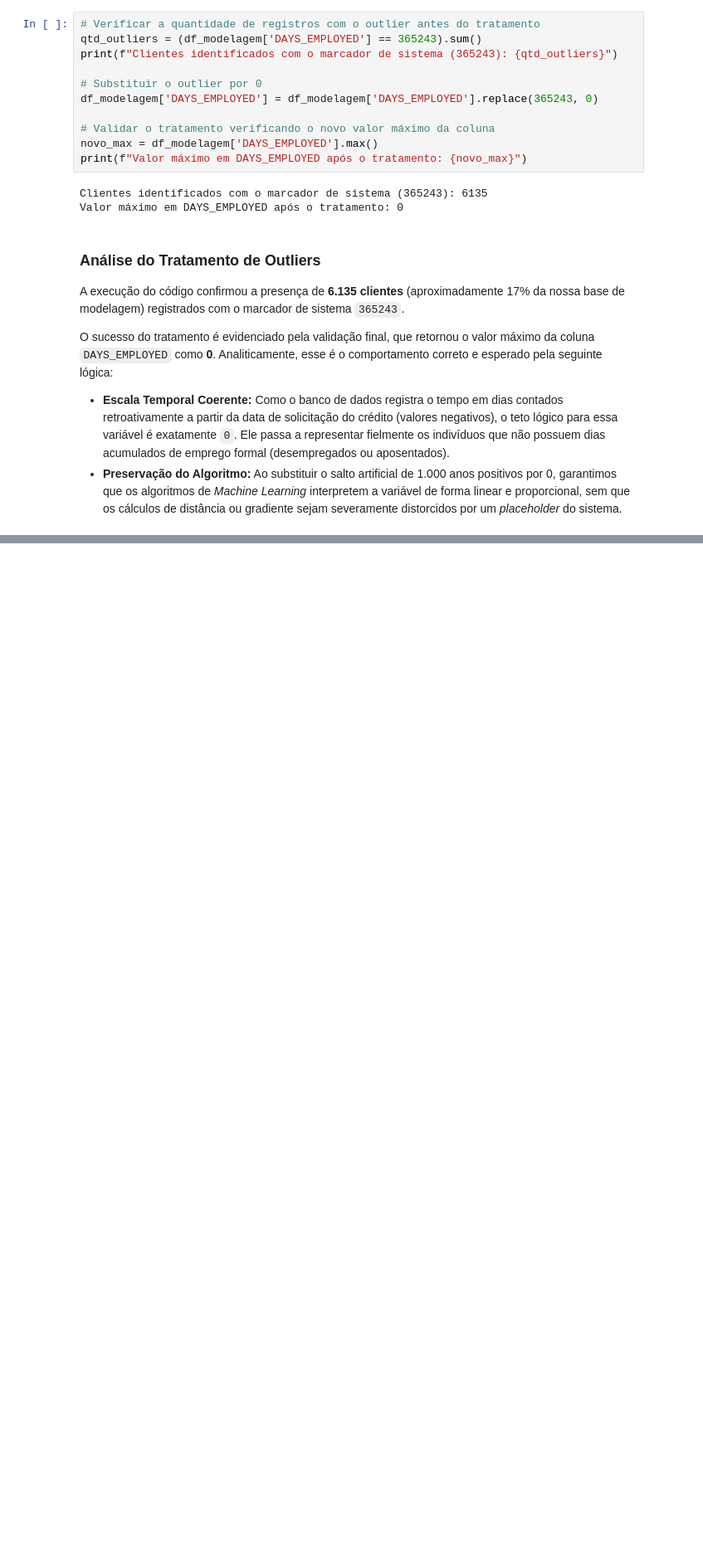
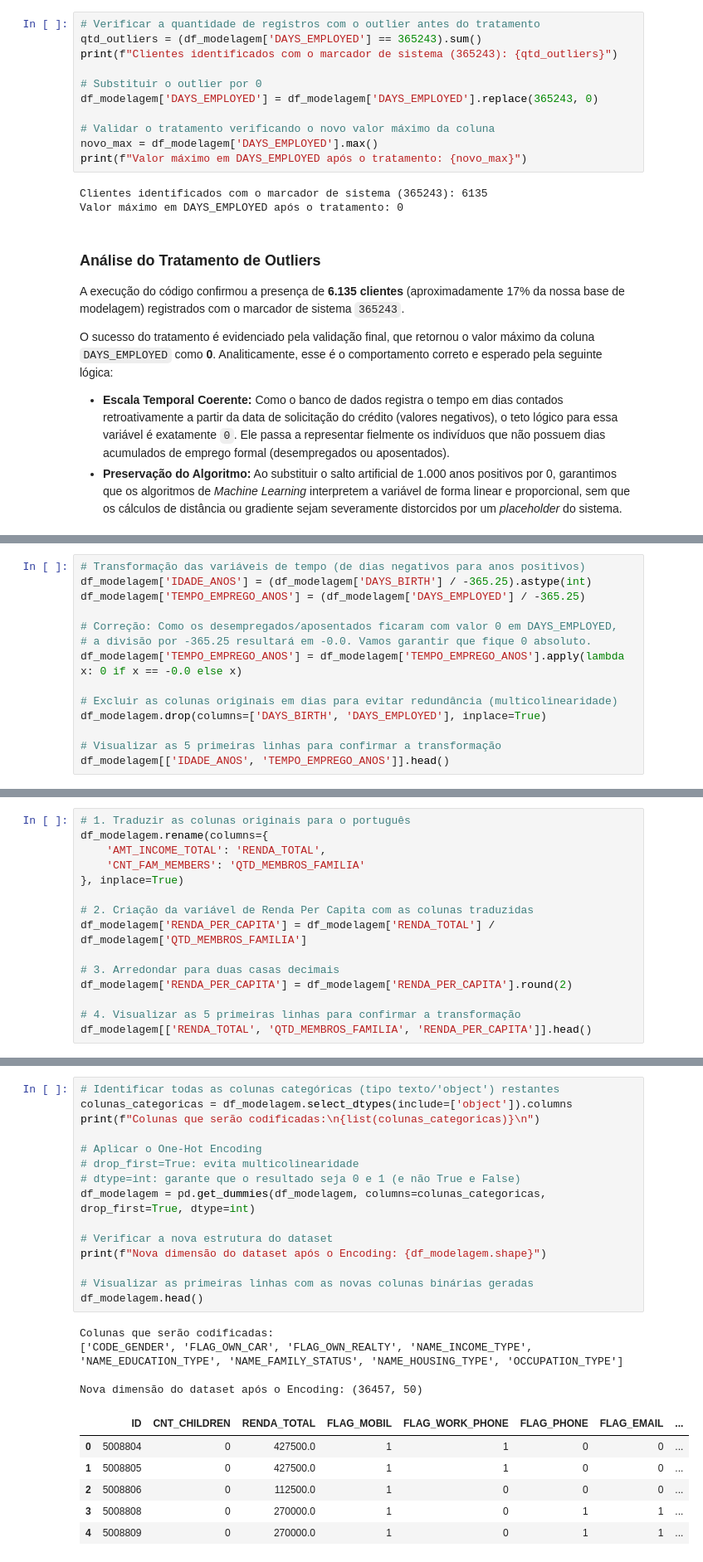
Before and after one commit to fagnermacedo/tech-challenge-fase2, a Jupyter notebook: notebooks/02_preprocessamento.ipynb, the cells around one changed output, grey strips where cells are left out. Shown at 83% size. Cells and saved outputs as stored; diff of their text form; blank space fills up the shorter version.

Commit message:
Normalização dos dados e criação/savar o dataset tratado

```diff
--- a/notebooks/02_preprocessamento.ipynb
+++ b/notebooks/02_preprocessamento.ipynb
@@ -156,0 +155,14 @@ Aplique preferencialmente dentro de um `Pipeline` no notebook 03 — ajustar o s
+# %%
+# Transformação das variáveis de tempo (de dias negativos para anos positivos)
+df_modelagem['IDADE_ANOS'] = (df_modelagem['DAYS_BIRTH'] / -365.25).astype(int)
+df_modelagem['TEMPO_EMPREGO_ANOS'] = (df_modelagem['DAYS_EMPLOYED'] / -365.25)
+
+# Correção: Como os desempregados/aposentados ficaram com valor 0 em DAYS_EMPLOYED,
+# a divisão por -365.25 resultará em -0.0. Vamos garantir que fique 0 absoluto.
+df_modelagem['TEMPO_EMPREGO_ANOS'] = df_modelagem['TEMPO_EMPREGO_ANOS'].apply(lambda x: 0 if x == -0.0 else x)
+
+# Excluir as colunas originais em dias para evitar redundância (multicolinearidade)
+df_modelagem.drop(columns=['DAYS_BIRTH', 'DAYS_EMPLOYED'], inplace=True)
+
+# Visualizar as 5 primeiras linhas para confirmar a transformação
+df_modelagem[['IDADE_ANOS', 'TEMPO_EMPREGO_ANOS']].head()
@@ -156,0 +184,15 @@ Aplique preferencialmente dentro de um `Pipeline` no notebook 03 — ajustar o s
+# %%
+# 1. Traduzir as colunas originais para o português
+df_modelagem.rename(columns={
+    'AMT_INCOME_TOTAL': 'RENDA_TOTAL',
+    'CNT_FAM_MEMBERS': 'QTD_MEMBROS_FAMILIA'
+}, inplace=True)
+
+# 2. Criação da variável de Renda Per Capita com as colunas traduzidas
+df_modelagem['RENDA_PER_CAPITA'] = df_modelagem['RENDA_TOTAL'] / df_modelagem['QTD_MEMBROS_FAMILIA']
+
+# 3. Arredondar para duas casas decimais
+df_modelagem['RENDA_PER_CAPITA'] = df_modelagem['RENDA_PER_CAPITA'].round(2)
+
+# 4. Visualizar as 5 primeiras linhas para confirmar a transformação
+df_modelagem[['RENDA_TOTAL', 'QTD_MEMBROS_FAMILIA', 'RENDA_PER_CAPITA']].head()
@@ -156,0 +220,26 @@ Aplique preferencialmente dentro de um `Pipeline` no notebook 03 — ajustar o s
+# %%
+# Identificar todas as colunas categóricas (tipo texto/'object') restantes
+colunas_categoricas = df_modelagem.select_dtypes(include=['object']).columns
+print(f"Colunas que serão codificadas:\n{list(colunas_categoricas)}\n")
+
+# Aplicar o One-Hot Encoding
+# drop_first=True: evita multicolinearidade
+# dtype=int: garante que o resultado seja 0 e 1 (e não True e False)
+df_modelagem = pd.get_dummies(df_modelagem, columns=colunas_categoricas, drop_first=True, dtype=int)
+
+# Verificar a nova estrutura do dataset
+print(f"Nova dimensão do dataset após o Encoding: {df_modelagem.shape}")
+
+# Visualizar as primeiras linhas com as novas colunas binárias geradas
+df_modelagem.head()
+# %% [output]
+Colunas que serão codificadas:
+['CODE_GENDER', 'FLAG_OWN_CAR', 'FLAG_OWN_REALTY', 'NAME_INCOME_TYPE', 'NAME_EDUCATION_TYPE', 'NAME_FAMILY_STATUS', 'NAME_HOUSING_TYPE', 'OCCUPATION_TYPE']
+
+Nova dimensão do dataset após o Encoding: (36457, 50)
+|  | ID | CNT_CHILDREN | RENDA_TOTAL | FLAG_MOBIL | FLAG_WORK_PHONE | FLAG_PHONE | FLAG_EMAIL | ... |
+| 0 | 5008804 | 0 | 427500.0 | 1 | 1 | 0 | 0 | ... |
+| 1 | 5008805 | 0 | 427500.0 | 1 | 1 | 0 | 0 | ... |
+| 2 | 5008806 | 0 | 112500.0 | 1 | 0 | 0 | 0 | ... |
+| 3 | 5008808 | 0 | 270000.0 | 1 | 0 | 1 | 1 | ... |
+| 4 | 5008809 | 0 | 270000.0 | 1 | 0 | 1 | 1 | ... |
```
Also changed, not shown: parts of 19 cells of this notebook.
